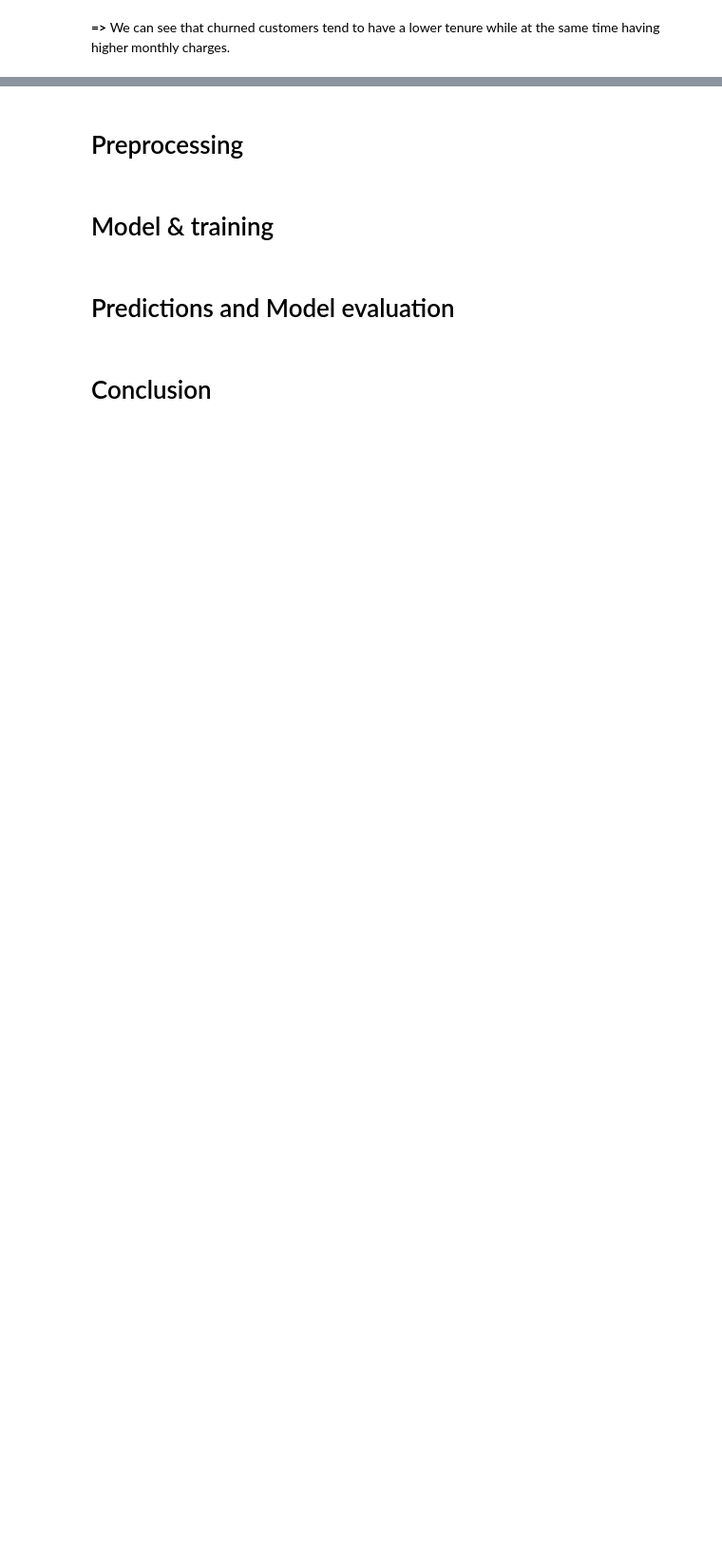
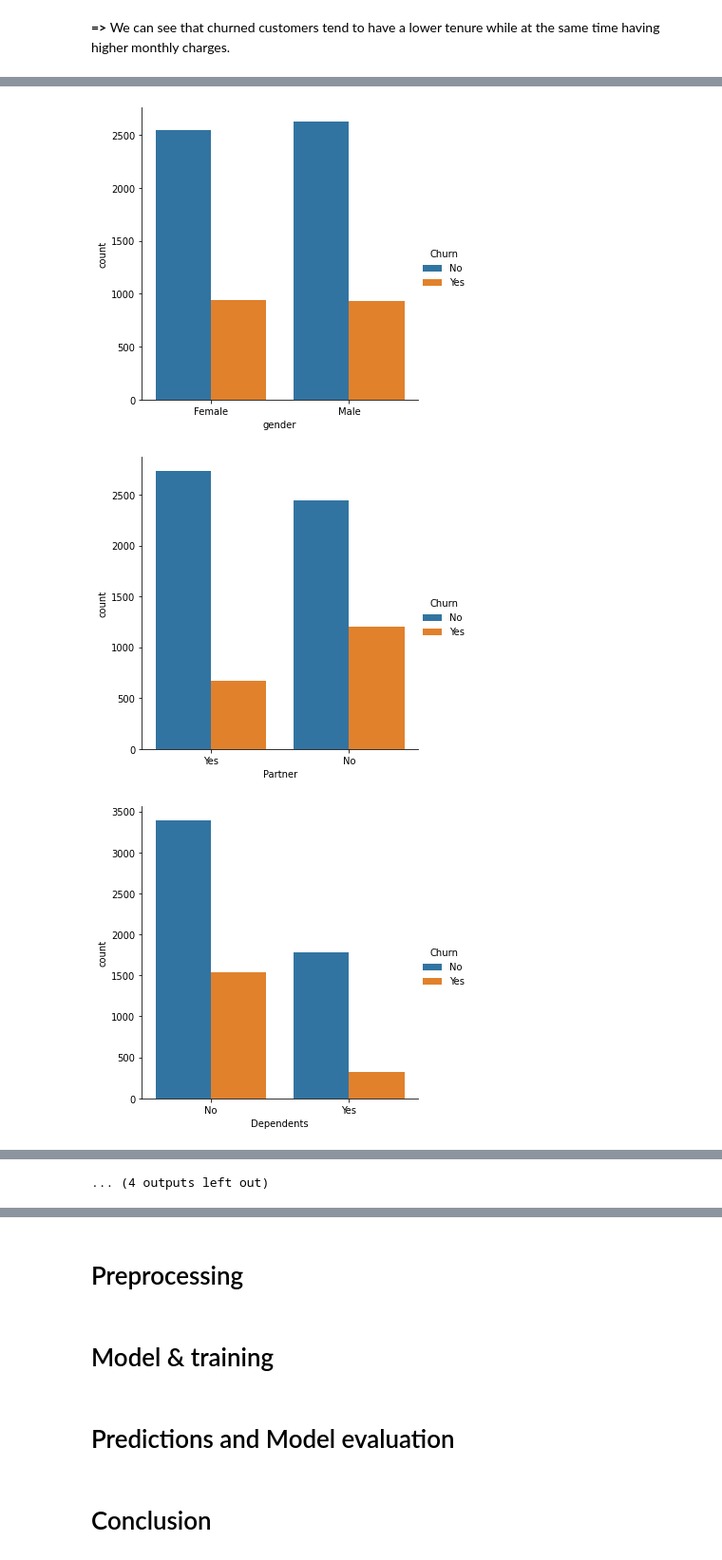
Before and after one commit to AmelieRmd/Customer-Churn, a Jupyter notebook: Churn_modeling.ipynb, the cells around one changed output, grey strips where cells are left out. Shown at 95% size. Cells and saved outputs as stored; diff of their text form; code cells hidden in the pictures; blank space fills up the shorter version.

```diff
--- a/Churn_modeling.ipynb
+++ b/Churn_modeling.ipynb
@@ -157,0 +192,8 @@ plt.show()
+# %%
+# Catplot for all categorical features vs Churn
+for col in telco.select_dtypes(exclude=np.number):
+    sns.catplot(x=col, kind='count', hue='Churn', data=telco.select_dtypes(exclude=np.number))
+# %% [output]
+[figure, added]
+[figure, added]
+[figure, added]
@@ -157,0 +209 @@ plt.show()
+... (4 outputs left out)
```
Also changed, not shown: parts of 22 cells of this notebook.
